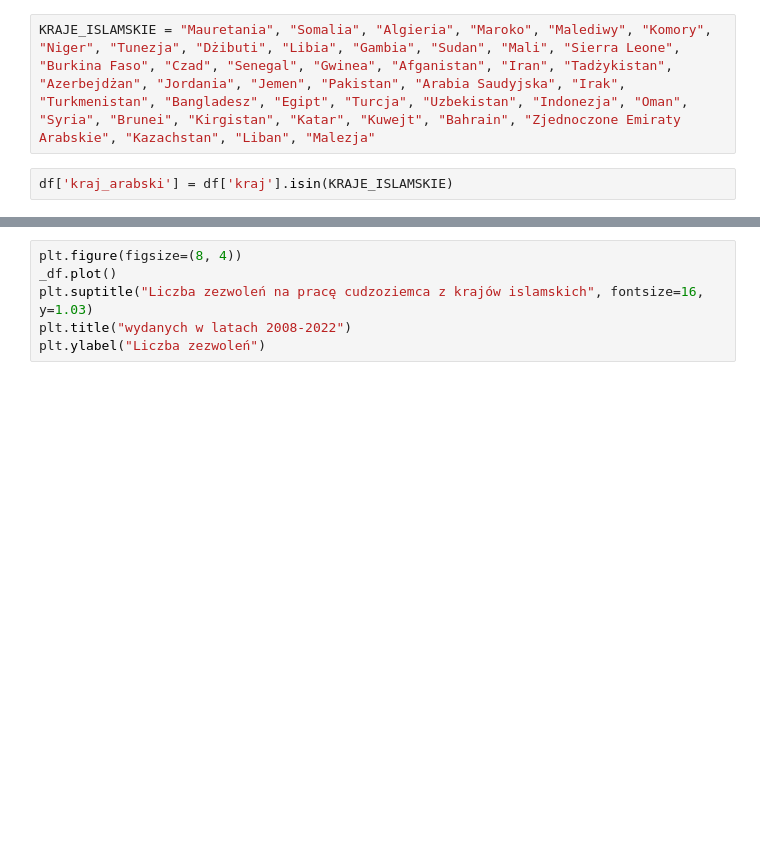
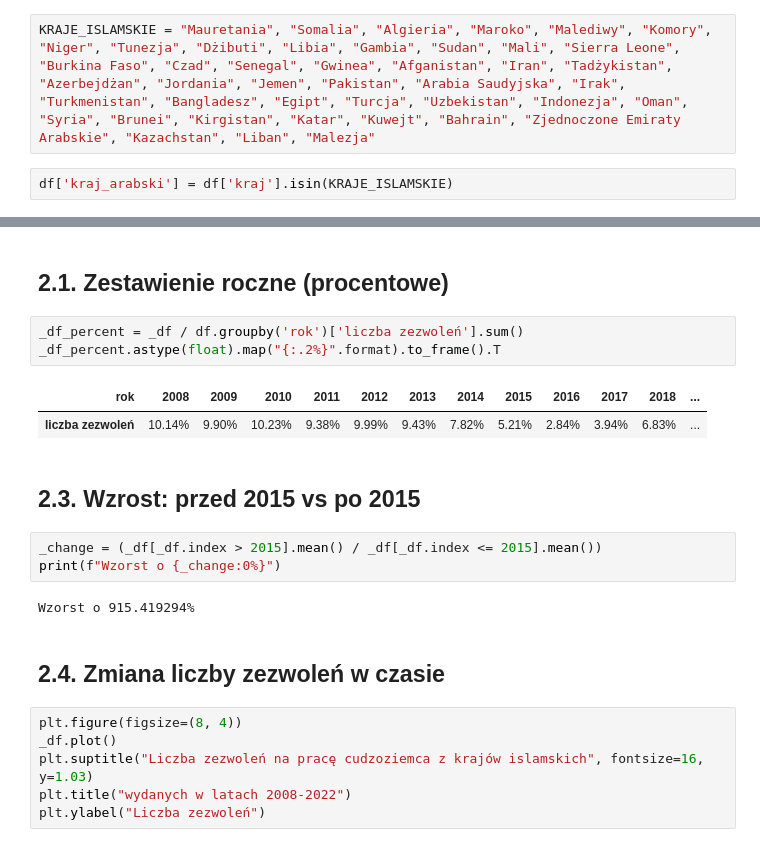
Before and after one commit to sprawdzamzrodla/analiza-zezwolen-na-prace, a Jupyter notebook: 2. Analiza wydanych zezwoleń.ipynb, the cells around one changed output, grey strips where cells are left out. Saved outputs shown, nothing was run; the diff lists cells and outputs as text; blank space fills up the shorter version.

```diff
--- a/2. Analiza wydanych zezwoleń.ipynb
+++ b/2. Analiza wydanych zezwoleń.ipynb
@@ -69,3 +58,20 @@ _df[_df.index > 2015].mean() / _df[_df.index <= 2015].mean()
+# %% [markdown]
+## 2.1. Zestawienie roczne (procentowe)
+# %%
+_df_percent = _df / df.groupby('rok')['liczba zezwoleń'].sum()
+_df_percent.astype(float).map("{:.2%}".format).to_frame().T
+# %% [output]
+| rok | 2008 | 2009 | 2010 | 2011 | 2012 | 2013 | 2014 | 2015 | 2016 | 2017 | 2018 | ... |
+| liczba zezwoleń | 10.14% | 9.90% | 10.23% | 9.38% | 9.99% | 9.43% | 7.82% | 5.21% | 2.84% | 3.94% | 6.83% | ... |
+# %% [markdown]
+## 2.3. Wzrost: przed 2015 vs po 2015
+# %%
+_change = (_df[_df.index > 2015].mean() / _df[_df.index <= 2015].mean())
+print(f"Wzorst o {_change:0%}")
+# %% [output]
+Wzorst o 915.419294%
+# %% [markdown]
+## 2.4. Zmiana liczby zezwoleń w czasie
 # %%
 plt.figure(figsize=(8, 4))
 _df.plot()
```
Also changed, not shown: parts of 5 cells of this notebook.
